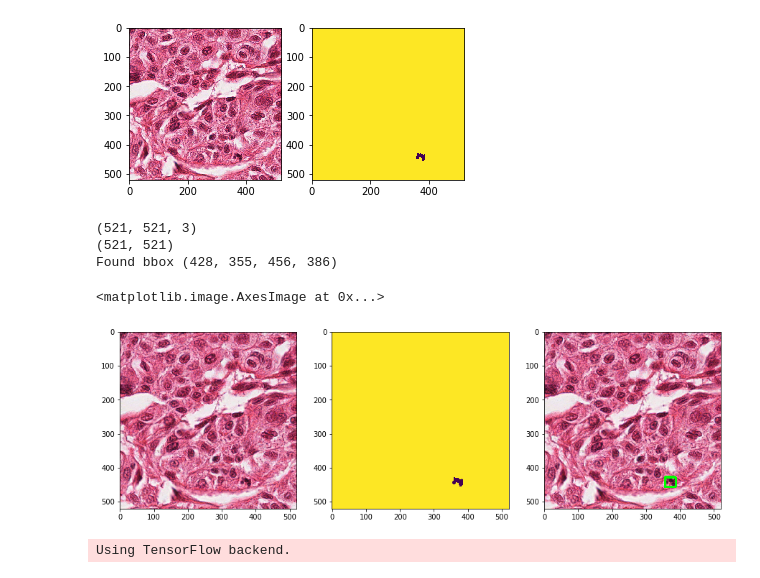
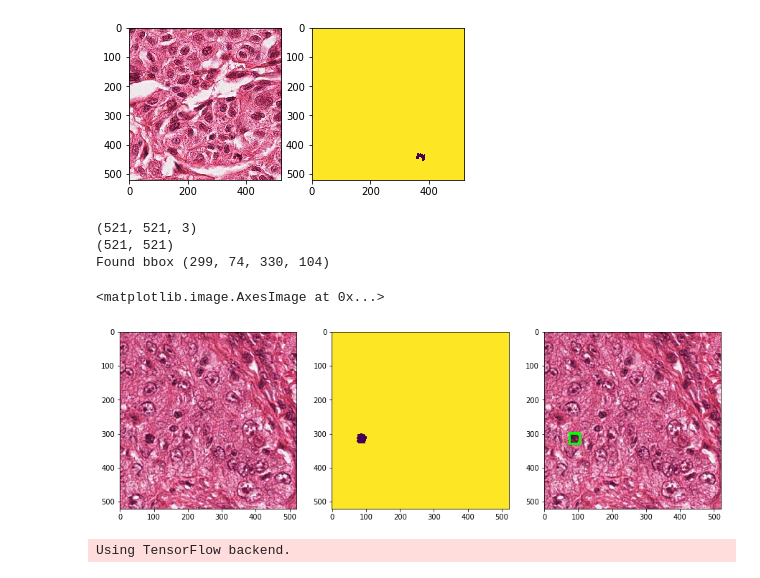
Before and after one commit to Nairit11/Mitosis-Detection, a Jupyter notebook: ICPR_segment.ipynb, the cells around one changed output. Drawn from its saved outputs; the diff is of its cells as text; code cells hidden in the pictures.

```diff
--- a/ICPR_segment.ipynb
+++ b/ICPR_segment.ipynb
@@ -137,6 +156,18 @@ for k in range(len(test_image_paths)):
 X_test=np.array(X_test)
 Y_test=np.array(Y_test)
 bb_test=np.array(bb_test)
+# %%
+i=0
+ctr=0
+
+for i in range(len(X_train)):
+  image=Image.fromarray(X_train[i], 'RGB')
+  for prop in bb_train[i]:
+    im = image.crop((max(prop.bbox[1]-20,0), max(prop.bbox[0]-20,0), min(prop.bbox[3]+20,511), min(prop.bbox[2]+20,511)))
+    im=im.resize((64,64), Image.NEAREST)
+    im.save(path+'Training/mitosis_images/'+str(ctr)+'.bmp')
+    ctr+=1
+  i+=1
 # %%
 np.save(path+'Training/imgs_split_train.npy', X_train)
 np.save(path+'Training/masks_split_train.npy', Y_train)
@@ -164,17 +195,17 @@ plt.imshow(Y_train[255])
 # %%
 print(X_train[0].shape)
 print(Y_train[0].shape)
 fig, (ax1, ax2, ax3) = plt.subplots(1, 3, figsize = (15, 5))
-ax1.imshow(X_train[255,:,:,:])
-ax2.imshow(Y_train[255])
-img_1 = X_train[255,:,:,:].copy()
-for prop in bb_train[255]:
+ax1.imshow(X_train[1,:,:,:])
+ax2.imshow(Y_train[1])
+img_1 = X_train[1,:,:,:].copy()
+for prop in bb_train[1]:
     print('Found bbox', prop.bbox)
     cv2.rectangle(img_1, (prop.bbox[1], prop.bbox[0]), (prop.bbox[3], prop.bbox[2]), (0, 255, 0), 5)
 ax3.imshow(img_1)
 # %% [output]
 (521, 521, 3)
 (521, 521)
-Found bbox (428, 355, 456, 386)
+Found bbox (299, 74, 330, 104)
 <matplotlib.image.AxesImage at 0x...>
-[figure, old version]
+[figure, new version]
```
Also changed, not shown: parts of 15 cells of this notebook.
